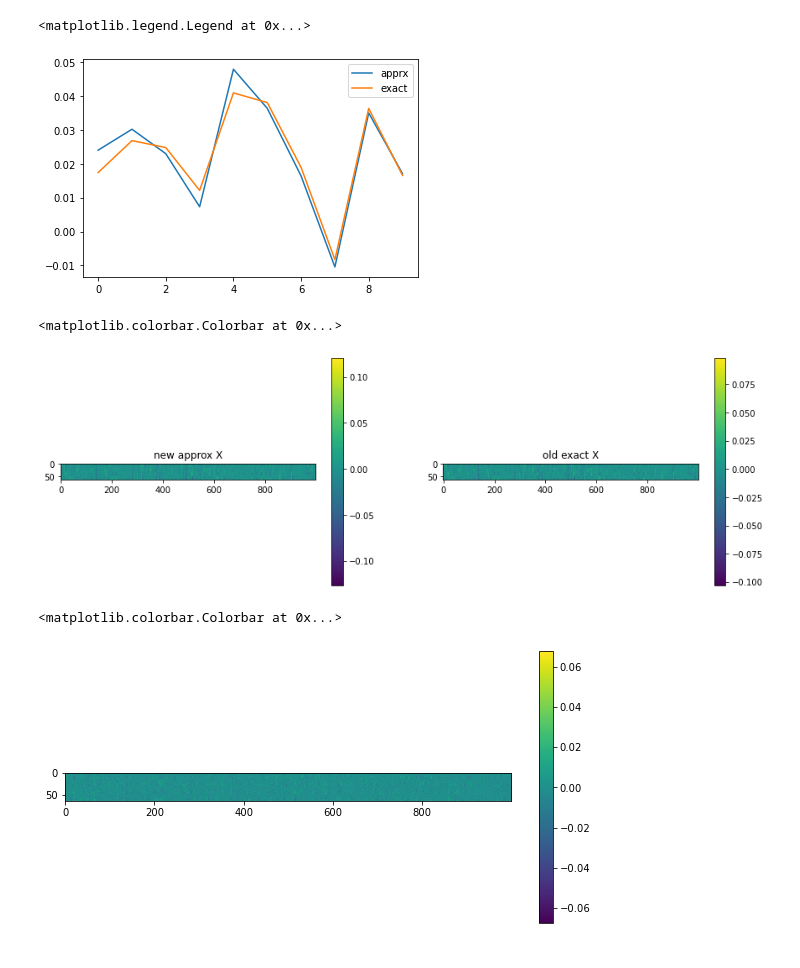
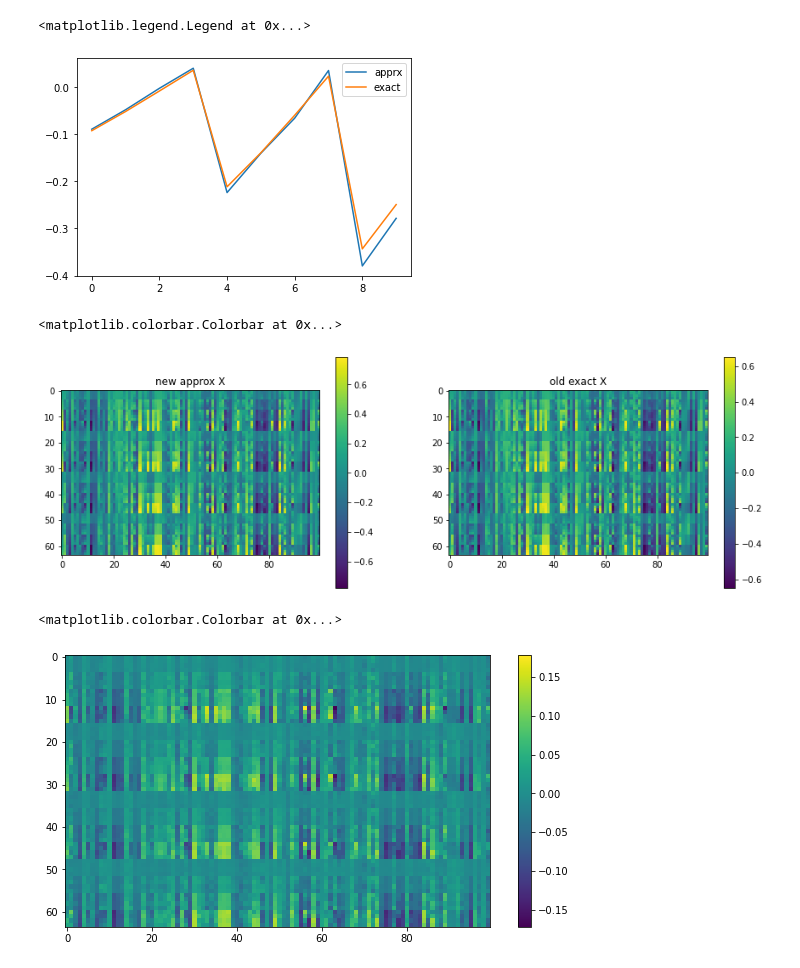
Before and after one commit to lionfish0/experimentation, a Jupyter notebook: EvenFasterMaybe.ipynb, the cells around one changed output. Saved outputs shown, nothing was run; the diff lists cells and outputs as text; code cells hidden in the pictures.

```diff
--- a/EvenFasterMaybe.ipynb
+++ b/EvenFasterMaybe.ipynb
@@ -45,15 +45,16 @@ sensors = FixedSensorModel(X,0.1) # establish sensor model arguments are sensor
 k_0 = 0.02 #Diffusion
 R=0.1
 noiseSD = 0.05 #Observation noise
-N_feat=1000 # number of features used to approximate ground truth GP
+N_feat=100 # number of features used to approximate ground truth GP
 boundary = ([5,5,5],[10,10,10])# corners of the grid - in units of space
-k = EQ(0.4, 2.0) # generate EQ kernel arguments are lengthscale and variance
-res = [100,50,50] # grid size for time, x and y
+k = EQ(1.0, 2.0) # generate EQ kernel arguments are lengthscale and variance
+res = [50,30,30] # grid size for time, x and y
 wind=np.cos(np.linspace(0,6*np.pi,res[1]))*0.05
 u=[]
-u.append(0*np.ones(res)*wind) #x direction wind
-u.append(0*np.ones(res)*0.0) # y direction wind
-windmodel=WindFixU(u) # establish fixed wind model
+#u.append(0*np.ones(res)*wind) #x direction wind
+#u.append(0*np.ones(res)*0.0) # y direction wind
+#windmodel=WindFixU(u) # establish fixed wind model
+windmodel=WindSimple(0.35,0.35)
 m = Model(resolution=res,boundary=boundary,N_feat=N_feat,noiseSD=noiseSD,kernel=k,sensormodel=sensors,windmodel=windmodel,k_0=k_0,R=R) #initiate PDE model to build concentration
 
 dt,dx,dy,dx2,dy2,Nt,Nx,Ny = m.getGridStepSize() # useful numbers!
@@ -76,5 +79,5 @@ yTrainNN= m.computeObservations() # Compute observations with noise uses m.senso
 # %%
-N_feat = 1000 #Number of features used to infer the source
-k = EQ(0.4, 2.0)
+N_feat = 100 #Number of features used to infer the source
+k = EQ(1.0, 2.0)
 mInfer = Model(resolution=res,boundary=boundary,N_feat=N_feat,noiseSD=noiseSD,kernel=k,sensormodel=sensors,windmodel=windmodel,k_0=k_0,R=R) #Initiate new model for inference
 #%timeit -n1 -r1 regress = mInfer.computeModelRegressors() # Compute regressor matrix
@@ -87,7 +92,7 @@ X here is used to infer the distribution of z (and hence the source).
 X is [features x observations]
 """
 dt,dx,dy,dx2,dy2,Nt,Nx,Ny = mInfer.getGridStepSize()
-X = np.zeros([mInfer.N_feat,len(mInfer.sensormodel.obsLocs)])
+designMatrixX = np.zeros([mInfer.N_feat,len(mInfer.sensormodel.obsLocs)])
 
 adjs = []
 st = time()
@@ -115,7 +120,7 @@ st = time()
 #O(GNF)
 for i,phi in enumerate(mInfer.kernel.getPhi(mInfer.coords)):
     for j,adj in enumerate(adjs):
-        X[i,j] = np.sum((phi*adj))*dt*dx*dy
+        designMatrixX[i,j] = np.sum((phi*adj))*dt*dx*dy
 
 print("getPhis and products  %6.1fms" % (1e3*(time()-st)))
 #phi * v, --> scale
@@ -157,7 +137,7 @@ def getPhiValues(kernel,particles):
     return norm*np.sqrt(2*kernel.sigma2)*np.cos(c*np.einsum('ij,lkj',kernel.W,particles)+kernel.b[:,None,None])
 
 st = time()
-Nsamps = 10
+Nsamps = 100
 scale = Nsamps / dt
 
 particles = []
@@ -172,12 +152,14 @@ particles = np.array(particles)
 
 newX = np.zeros([N_feat,N_obs])
 for nit in range(500):#+int(locB[0]/dt)):
-    particles[:,:,1:]+=np.random.randn(particles.shape[0],particles.shape[1],2)*np.sqrt(2*dt*mInfer.k_0) #plus wind
+    wind = windmodel.getwind(particles[:,:,1:])*dt #how much each particle moves due to wind [backwards]
+    particles[:,:,1:]+=np.random.randn(particles.shape[0],particles.shape[1],2)*np.sqrt(2*dt*mInfer.k_0) - wind
     particles[:,:,0]-=dt
+
     keep = particles[:,0,0]>mInfer.boundary[0][0] #could extend to be within grid space
     newX[:,keep] += np.sum(getPhiValues(mInfer.kernel,particles),axis=(1))[:,keep]
     if np.sum(keep)==0:
         break
-newX = np.array(newX)/scale/2
+newX = np.array(newX)/scale
 print("run new particle method  %6.1fms" % (1e3*(time()-st)))
 # %% [output]
@@ -209,10 +191,10 @@ for plti in range(9):
 # %%
 plt.plot(newX.T[:10,5],label='apprx')
-plt.plot(X.T[:10,5],label='exact')
+plt.plot(designMatrixX.T[:10,5],label='exact')
 plt.legend()
 # %% [output]
 <matplotlib.legend.Legend at 0x...>
-[figure, old version]
+[figure, new version]
 # %%
 plt.figure(figsize=[15,5])
 plt.subplot(1,2,1)
@@ -221,18 +203,18 @@ plt.imshow(newX.T)#,clim=[-.6,.6])
 plt.colorbar()
 plt.subplot(1,2,2)
 plt.title('old exact X')
-plt.imshow(X.T)#,clim=[-.6,.6])
+plt.imshow(designMatrixX.T)#,clim=[-.6,.6])
 plt.colorbar()
 # %% [output]
 <matplotlib.colorbar.Colorbar at 0x...>
-[figure, old version]
+[figure, new version]
 # %%
 plt.figure(figsize=[10,5])
-plt.imshow((newX-X).T)
+plt.imshow((newX-designMatrixX).T)
 plt.colorbar()
 # %% [output]
 <matplotlib.colorbar.Colorbar at 0x...>
-[figure, old version]
+[figure, new version]
 # %%
 #skip for now...
 #meanZ, covZ = mInfer.computeZDistribution(yTrain) # Infers z vector mean and covariance
```
Also changed, not shown: parts of 12 cells of this notebook.
